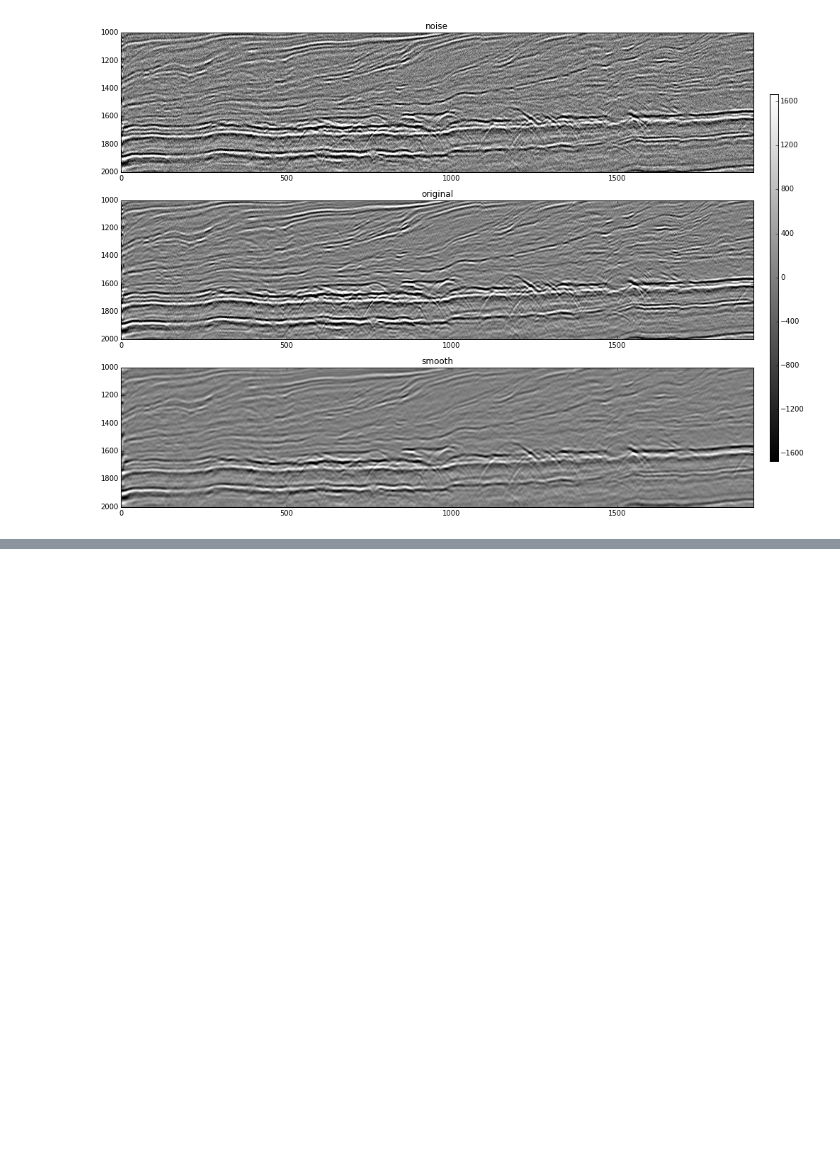
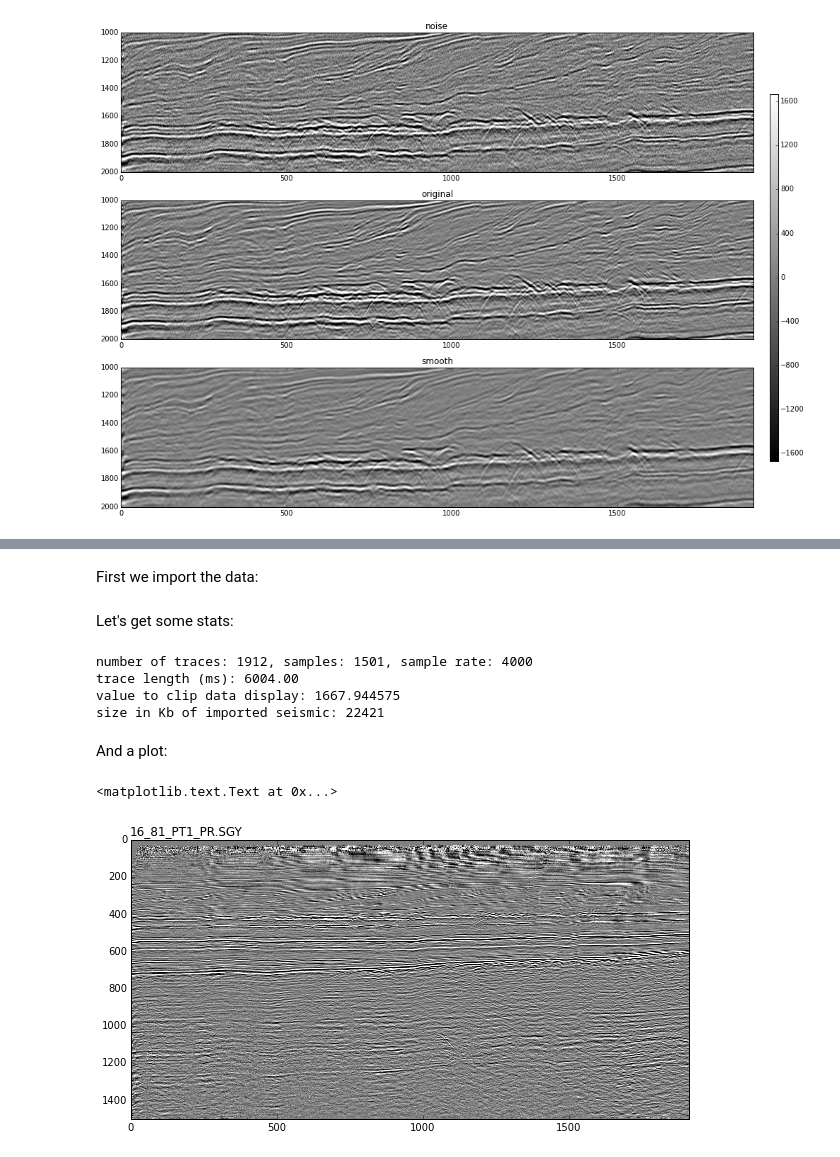
Before and after one commit to Kevin2599/geophysical_notes, a Jupyter notebook: seismic_data_in_python.ipynb, the cells around one changed output, grey strips where cells are left out. Saved outputs shown, nothing was run; the diff lists cells and outputs as text; code cells hidden in the pictures; blank space fills up the shorter version.

Commit message:
update seismic data notebook

```diff
--- a/seismic_data_in_python.ipynb
+++ b/seismic_data_in_python.ipynb
@@ -148,0 +151,34 @@ f.colorbar(im0, cax=cax, orientation='vertical')
+# %% [markdown]
+First we import the data:
+# %%
+import segypy
+
+filename='16_81_PT1_PR.SGY'
+
+f=open(filename, 'rb')
+data,header,trace_headers=segypy.read_segy(f)
+# %% [markdown]
+Let's get some stats:
+# %%
+clip=abs(np.percentile(data, 0.999))
+
+print 'number of traces: %d, samples: %d, sample rate: %d' % (header['ntraces'], header['ns'], header['dt'])
+print 'trace length (ms): %.2f' % (header['dt']/1e3 * header['ns'])
+print 'value to clip data display: %f' % clip
+print 'size in Kb of imported seismic: %.0f' % (data.nbytes/1024)
+# %% [output]
+number of traces: 1912, samples: 1501, sample rate: 4000
+trace length (ms): 6004.00
+value to clip data display: 1667.944575
+size in Kb of imported seismic: 22421
+# %% [markdown]
+And a plot:
+# %%
+plt.figure(figsize=(10,5))
+plt.imshow(data,interpolation='bilinear',aspect='auto',vmin=-clip,vmax=clip,cmap=cm.gray)
+plt.title('%s' % filename, loc = 'left')
+# ax.set_ylabel('Two-way time [ms]')
+# ax.set_xlabel('Trace no.')
+# %% [output]
+<matplotlib.text.Text at 0x...>
+[figure, added]
```
Also changed, not shown: parts of 4 cells of this notebook, 1 other file.
